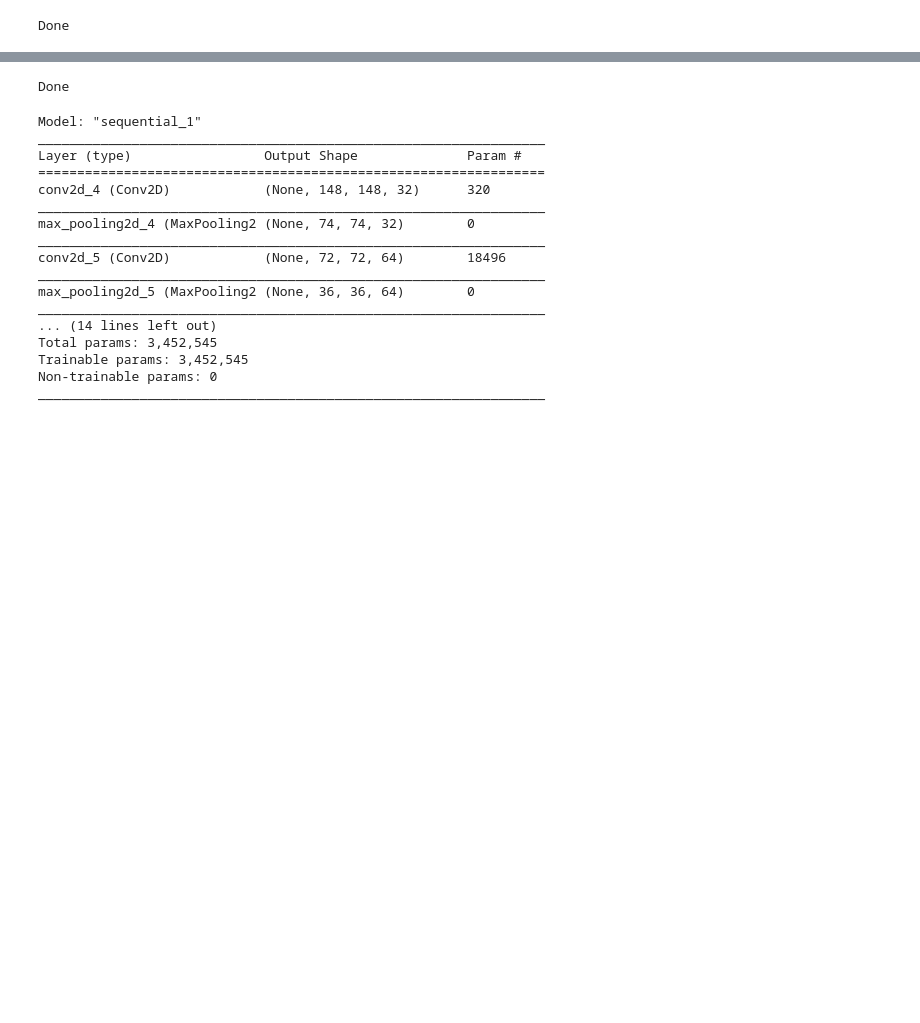
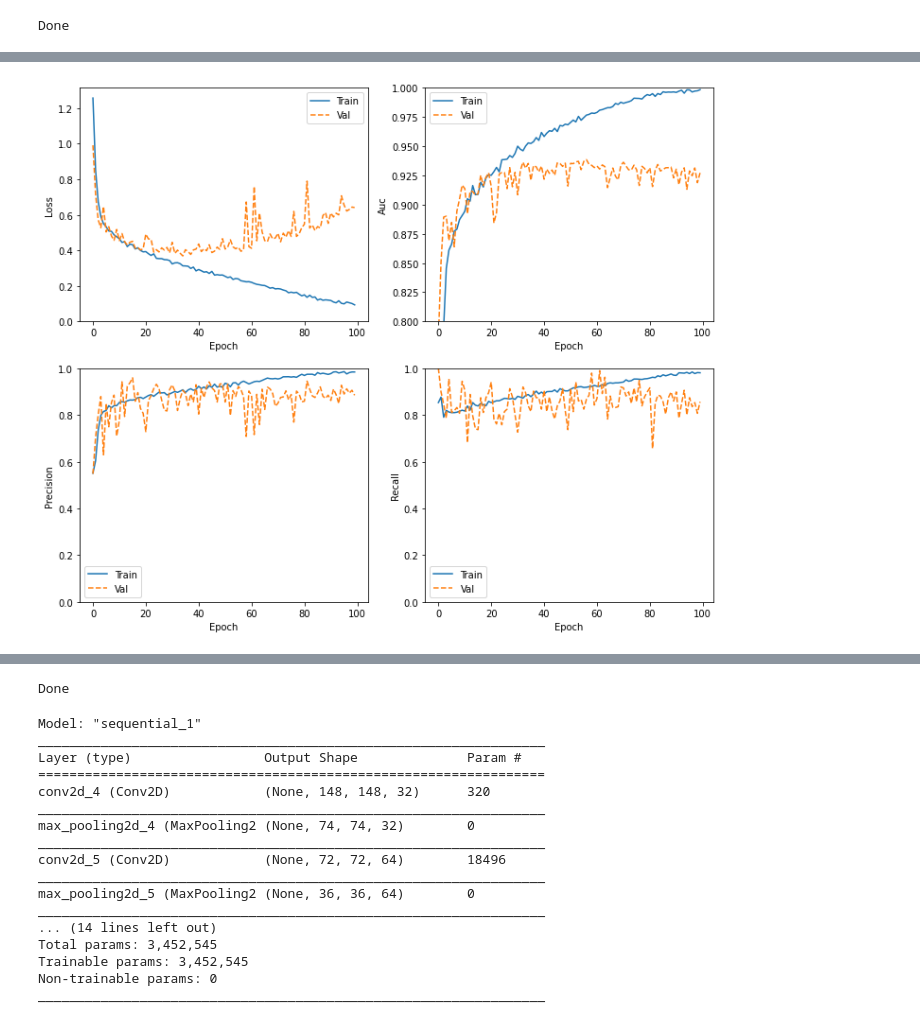
Before and after one commit to MarshaGomez/CNN-Medical-Imaging-Analysis, a Jupyter notebook: Code/Scratch_CNN_masses_vs_calc.ipynb, the cells around one changed output, grey strips where cells are left out. Saved outputs shown, nothing was run; the diff lists cells and outputs as text; code cells hidden in the pictures; blank space fills up the shorter version.

```diff
--- a/Code/Scratch_CNN_masses_vs_calc.ipynb
+++ b/Code/Scratch_CNN_masses_vs_calc.ipynb
@@ -485,0 +489,5 @@ plt.show()
+# %%
+plt = plot_metrics(history)
+plt.show()
+# %% [output]
+[figure, added]
```
Also changed, not shown: parts of 51 cells of this notebook.
